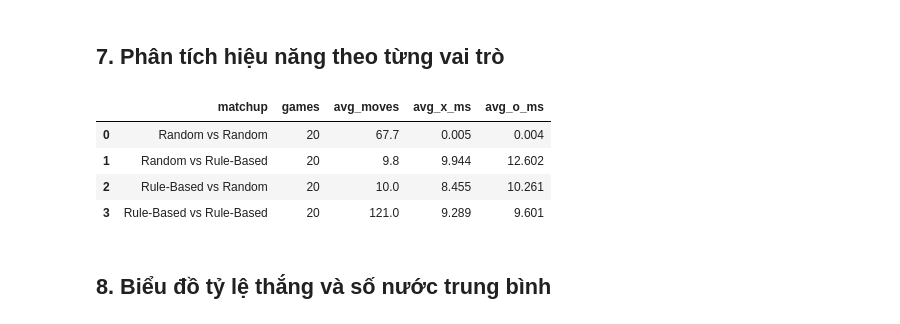
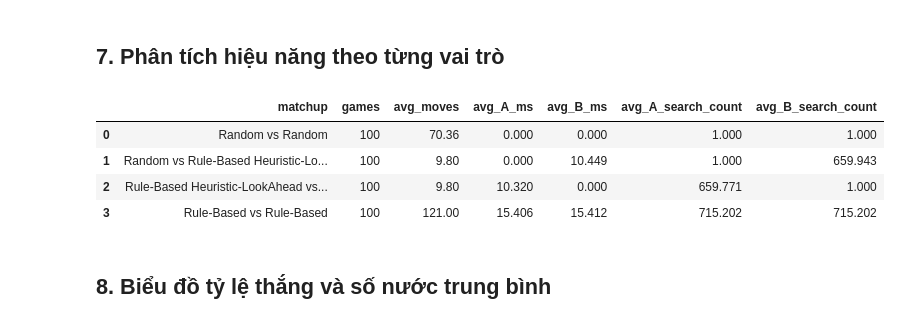
Before and after one commit to SGU-2627-PBL-AdvancedAI/caro_ai_11x11, a Jupyter notebook: notebooks/01_rulebase_random.ipynb, the cells around one changed output. Drawn from its saved outputs; the diff is of its cells as text; code cells hidden in the pictures.

```diff
--- a/notebooks/01_rulebase_random.ipynb
+++ b/notebooks/01_rulebase_random.ipynb
@@ -186,20 +451,24 @@ display(summary_df)
 ## 7. Phân tích hiệu năng theo từng vai trò
 # %%
 performance_df = (results_df.groupby("matchup")
-                  .agg(games=("game","count"),
-                       avg_moves=("moves","mean"),
-                       avg_x_ms=("x_avg_ms","mean"),
-                       avg_o_ms=("o_avg_ms","mean"))
+                  .agg(games=("game", "count"),
+                       avg_moves=("moves", "mean"),
+                       avg_A_ms=("a_avg_ms", "mean"),
+                       avg_B_ms=("b_avg_ms", "mean"),
+                       avg_A_search_count=("a_avg_search_count", "mean"),
+                       avg_B_search_count=("b_avg_search_count", "mean"))
                   .reset_index())
-performance_df[["avg_moves","avg_x_ms","avg_o_ms"]] = performance_df[["avg_moves","avg_x_ms","avg_o_ms"]].round(3)
+numeric_cols = ["avg_moves", "avg_A_ms", "avg_B_ms",
+                "avg_A_search_count", "avg_B_search_count"]
+performance_df[numeric_cols] = performance_df[numeric_cols].round(3)
 performance_df.to_csv(TABLE_DIR / "agent_performance.csv", index=False, encoding="utf-8-sig")
 display(performance_df)
 # %% [output]
-|  | matchup | games | avg_moves | avg_x_ms | avg_o_ms |
-| 0 | Random vs Random | 20 | 67.7 | 0.005 | 0.004 |
-| 1 | Random vs Rule-Based | 20 | 9.8 | 9.944 | 12.602 |
-| 2 | Rule-Based vs Random | 20 | 10.0 | 8.455 | 10.261 |
-| 3 | Rule-Based vs Rule-Based | 20 | 121.0 | 9.289 | 9.601 |
+|  | matchup | games | avg_moves | avg_A_ms | avg_B_ms | avg_A_search_count | avg_B_search_count |
+| 0 | Random vs Random | 100 | 70.36 | 0.000 | 0.000 | 1.000 | 1.000 |
+| 1 | Random vs Rule-Based Heuristic-Lo... | 100 | 9.80 | 0.000 | 10.449 | 1.000 | 659.943 |
+| 2 | Rule-Based Heuristic-LookAhead vs... | 100 | 9.80 | 10.320 | 0.000 | 659.771 | 1.000 |
+| 3 | Rule-Based vs Rule-Based | 100 | 121.00 | 15.406 | 15.412 | 715.202 | 715.202 |
 # %% [markdown]
 ## 8. Biểu đồ tỷ lệ thắng và số nước trung bình
 # %%
```
Also changed, not shown: parts of 13 cells of this notebook, 12 other files.
